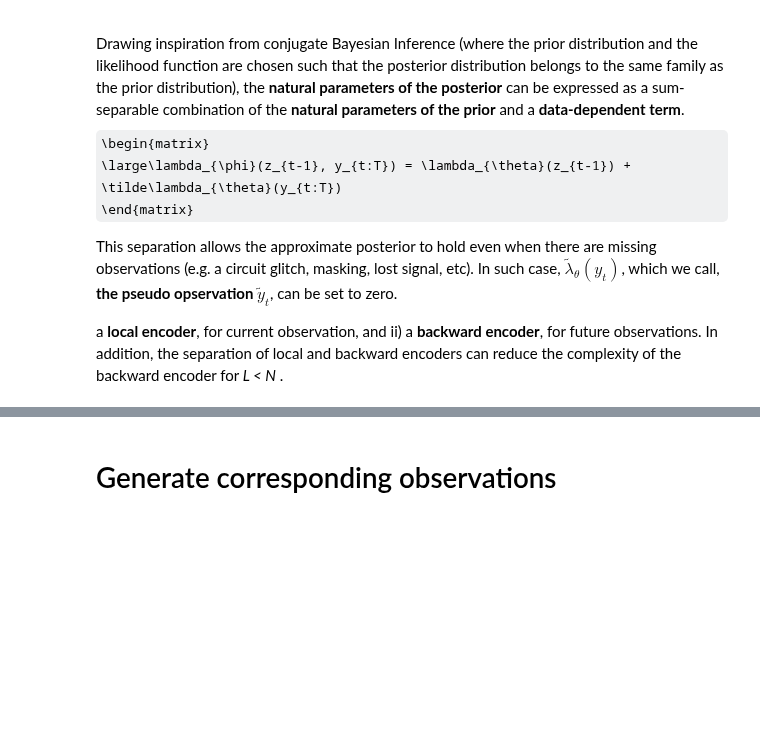
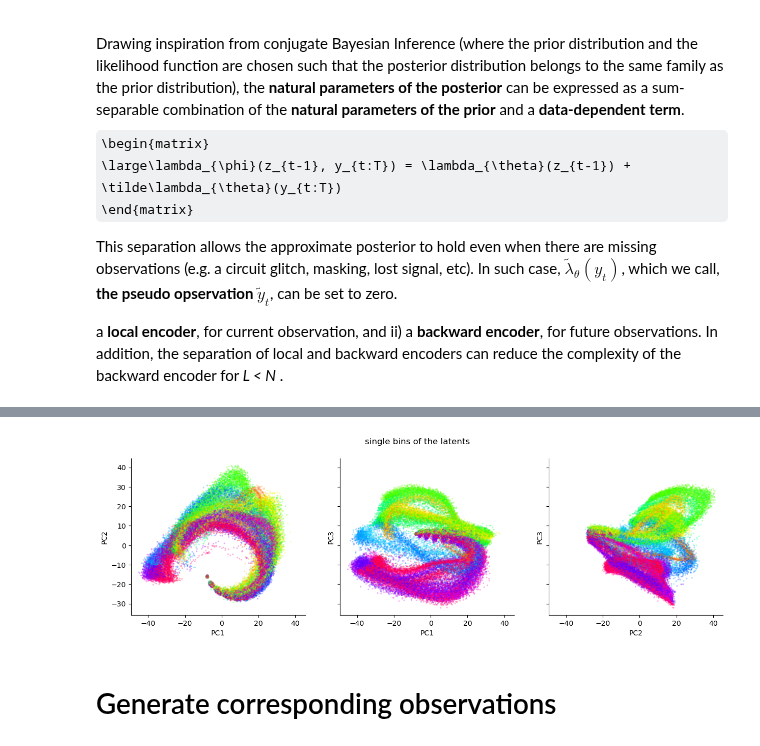
Before and after one commit to catniplab/latent_dynamics_workshop, a Jupyter notebook: 04_xfads_mc_maze_demo.ipynb, the cells around one changed output, grey strips where cells are left out. Saved outputs shown, nothing was run; the diff lists cells and outputs as text; code cells hidden in the pictures; some formulas as TeX source; blank space fills up the shorter version.

```diff
--- a/04_xfads_mc_maze_demo.ipynb
+++ b/04_xfads_mc_maze_demo.ipynb
@@ -477,28 +632,38 @@ plot_latents_pca(
 # %%
-from sklearn.decomposition import PCA
+def plot_latent_bins_pca_2d(z, vel, nc=3):
+    z = z_f_train[:, :, :vel.shape[-2], :].mean(dim=0).cpu()
+    trials, time_bins, latents = z.shape
 
-z_f_train_mean = torch.mean(z_f_train[:, :, :n_bins_enc, :], dim=0).cpu()
-trials, time_bins, latents = z_f_train_mean.shape
+    pca = PCA(n_components=nc)
+    pca_result = pca.fit_transform(z.view(-1, latents).cpu().numpy())
 
-pca = PCA(n_components=3)
-pca_result = pca.fit_transform(z_f_train_mean.view(-1, latents).cpu().numpy())
+    fig, axes = plt.subplots(1, nc, figsize=(15, 4), sharex=True, sharey=True)
+    fig.suptitle("single bins of the latents", fontsize=12)
 
-fig, axes = plt.subplots(1, 3, figsize=(15, 4), sharex=True, sharey=True)
-fig.suptitle("PCs of move-aligned trials*bins x latents", fontsize=12)
+    pos = torch.cumsum(vel, dim=1).cpu()
+    reach_angle = torch.atan2(pos[:, -1, 0], pos[:, -1, 1])
 
-angles = torch.repeat_interleave(torch.atan2(vel_train[:, -1, 0].cpu(), vel_train[:, -1, 1].cpu()), repeats=vel_train.shape[-2])
+    angles = torch.repeat_interleave(torch.atan2(pos[:, -1, 0], pos[:, -1, 1]), repeats=vel_train.shape[-2])
 
-axes[0].scatter(pca_result[:, 0], pca_result[:, 1], s=2, alpha=0.2, c=angles, cmap='hsv', label='single time bins')
-axes[0].set_xlabel("PC1")
-axes[0].set_ylabel("PC2")
+    axes[0].scatter(pca_result[:, 0], pca_result[:, 1], s=2, alpha=0.2, c=angles, cmap='hsv')
+    axes[0].set_xlabel("PC1")
+    axes[0].set_ylabel("PC2")
 
-axes[1].scatter(pca_result[:, 0], pca_result[:, 2], s=2, alpha=0.2, c=angles, cmap='hsv', label='single time bins')
-axes[1].set_xlabel("PC1")
-axes[1].set_ylabel("PC3")
+    axes[1].scatter(pca_result[:, 0], pca_result[:, 2], s=2, alpha=0.2, c=angles, cmap='hsv')
+    axes[1].set_xlabel("PC1")
+    axes[1].set_ylabel("PC3")
 
-axes[2].scatter(pca_result[:, 1], pca_result[:, 2], s=2, alpha=0.2, c=angles, cmap='hsv', label='single time bins')
-axes[2].set_xlabel("PC2")
-axes[2].set_ylabel("PC3")
+    axes[2].scatter(pca_result[:, 1], pca_result[:, 2], s=2, alpha=0.2, c=angles, cmap='hsv')
+    axes[2].set_xlabel("PC2")
+    axes[2].set_ylabel("PC3")
 
-plt.legend(fontsize=8)
-plt.show()
+    for ax in fig.axes:
+        ax.spines['top'].set_visible(False)
+        ax.spines['right'].set_visible(False)
+
+    plt.show()
+
+
+plot_latent_bins_pca_2d(z_f_train, vel_train)
+# %% [output]
+[figure, added]
```
Also changed, not shown: parts of 26 cells of this notebook.
